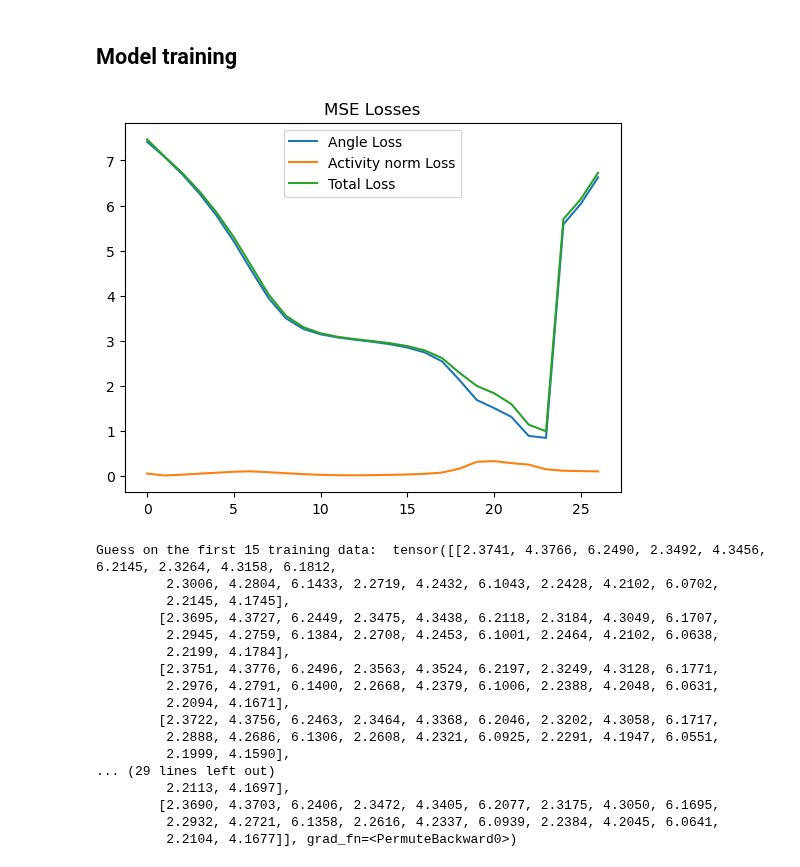
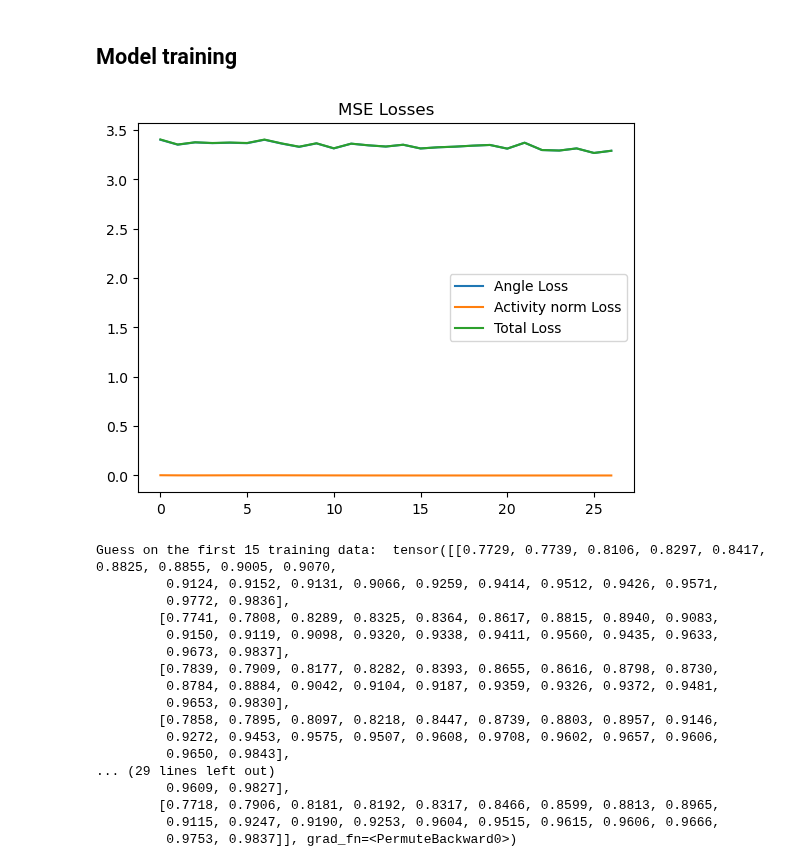
Before and after one commit to bioAI-Oslo/RNN-Adding-Problem-Representations, a Jupyter notebook: notebooks/regularized.ipynb, the cells around one changed output. Drawn from its saved outputs; the diff is of its cells as text; code cells hidden in the pictures.

```diff
--- a/notebooks/regularized.ipynb
+++ b/notebooks/regularized.ipynb
@@ -56,38 +71,38 @@ tensor([0.5314, 0.8915, 1.3457, 1.8939, 2.2887, 2.4701, 2.7900, 3.2008, 3.2621,
 # %%
 hidden_size = 2
 input_size = 1
 output_size = 1
 
 train1 = True
 
 if train1:
     # model2 = torch_RNN1(input_size,t_steps,output_size,hidden_size,lr=0.01,irnn=True,outputnn=False,Wx_normalize=True)
     # model1 = torch_RNN_full_manual(input_size,t_steps,output_size,hidden_size,lr=0.001,irnn=False,outputnn=True,Wx_normalize=False,activation=False)
     # model1 = RNN_L2(input_size,t_steps,output_size,hidden_size,lr=0.001,w_decay=0.000,act_decay=1000,irnn=False,outputnn=True,Wx_normalize=False,activation=False)
     # BIAS IS ON!
-    model1 = RNN_circular(input_size,t_steps,output_size,hidden_size,lr=0.001,w_decay=0.000,act_decay=0.01,irnn=False,outputnn=False,Wx_normalize=False,activation=False,rotation_init=False,bias=True)
+    model1 = RNN_circular(input_size,t_steps,output_size,hidden_size,lr=0.0001,w_decay=0.000,act_decay=0.01,irnn=True,outputnn=False,Wx_normalize=False,activation=False,rotation_init=False,bias=False)
     # print("Guess on the first 15 training data: ", model1(data[0:15]))
-    _ = model1.train(training_loader,epochs=300)
+    _ = model1.train(training_loader,epochs=90)
     model1.plot_losses(average=30)
     # model1.plot_accs()
     print("Guess on the first 15 training data: ", model1(data[0:15]))
     # print("Weight of the hidden layer: ",model2.rnn.weight_hh_l0, " Weight of the input layer: ",model2.rnn.weight_ih_l0)
 # %% [output]
-[figure, old version]
+[figure, new version]
-Guess on the first 15 training data:  tensor([[2.3741, 4.3766, 6.2490, 2.3492, 4.3456, 6.2145, 2.3264, 4.3158, 6.1812,
-         2.3006, 4.2804, 6.1433, 2.2719, 4.2432, 6.1043, 2.2428, 4.2102, 6.0702,
-         2.2145, 4.1745],
-        [2.3695, 4.3727, 6.2449, 2.3475, 4.3438, 6.2118, 2.3184, 4.3049, 6.1707,
-         2.2945, 4.2759, 6.1384, 2.2708, 4.2453, 6.1001, 2.2464, 4.2102, 6.0638,
-         2.2199, 4.1784],
-        [2.3751, 4.3776, 6.2496, 2.3563, 4.3524, 6.2197, 2.3249, 4.3128, 6.1771,
-         2.2976, 4.2791, 6.1400, 2.2668, 4.2379, 6.1006, 2.2388, 4.2048, 6.0631,
-         2.2094, 4.1671],
-        [2.3722, 4.3756, 6.2463, 2.3464, 4.3368, 6.2046, 2.3202, 4.3058, 6.1717,
-         2.2888, 4.2686, 6.1306, 2.2608, 4.2321, 6.0925, 2.2291, 4.1947, 6.0551,
-         2.1999, 4.1590],
+Guess on the first 15 training data:  tensor([[0.7729, 0.7739, 0.8106, 0.8297, 0.8417, 0.8825, 0.8855, 0.9005, 0.9070,
+         0.9124, 0.9152, 0.9131, 0.9066, 0.9259, 0.9414, 0.9512, 0.9426, 0.9571,
+         0.9772, 0.9836],
+        [0.7741, 0.7808, 0.8289, 0.8325, 0.8364, 0.8617, 0.8815, 0.8940, 0.9083,
+         0.9150, 0.9119, 0.9098, 0.9320, 0.9338, 0.9411, 0.9560, 0.9435, 0.9633,
+         0.9673, 0.9837],
+        [0.7839, 0.7909, 0.8177, 0.8282, 0.8393, 0.8655, 0.8616, 0.8798, 0.8730,
+         0.8784, 0.8884, 0.9042, 0.9104, 0.9187, 0.9359, 0.9326, 0.9372, 0.9481,
+         0.9653, 0.9830],
+        [0.7858, 0.7895, 0.8097, 0.8218, 0.8447, 0.8739, 0.8803, 0.8957, 0.9146,
+         0.9272, 0.9453, 0.9575, 0.9507, 0.9608, 0.9708, 0.9602, 0.9657, 0.9606,
+         0.9650, 0.9843],
 ... (29 lines left out)
-         2.2113, 4.1697],
-        [2.3690, 4.3703, 6.2406, 2.3472, 4.3405, 6.2077, 2.3175, 4.3050, 6.1695,
-         2.2932, 4.2721, 6.1358, 2.2616, 4.2337, 6.0939, 2.2384, 4.2045, 6.0641,
-         2.2104, 4.1677]], grad_fn=<PermuteBackward0>)
+         0.9609, 0.9827],
+        [0.7718, 0.7906, 0.8181, 0.8192, 0.8317, 0.8466, 0.8599, 0.8813, 0.8965,
+         0.9115, 0.9247, 0.9190, 0.9253, 0.9604, 0.9515, 0.9615, 0.9606, 0.9666,
+         0.9753, 0.9837]], grad_fn=<PermuteBackward0>)
```
Also changed, not shown: parts of 16 cells of this notebook, 2 other files.
